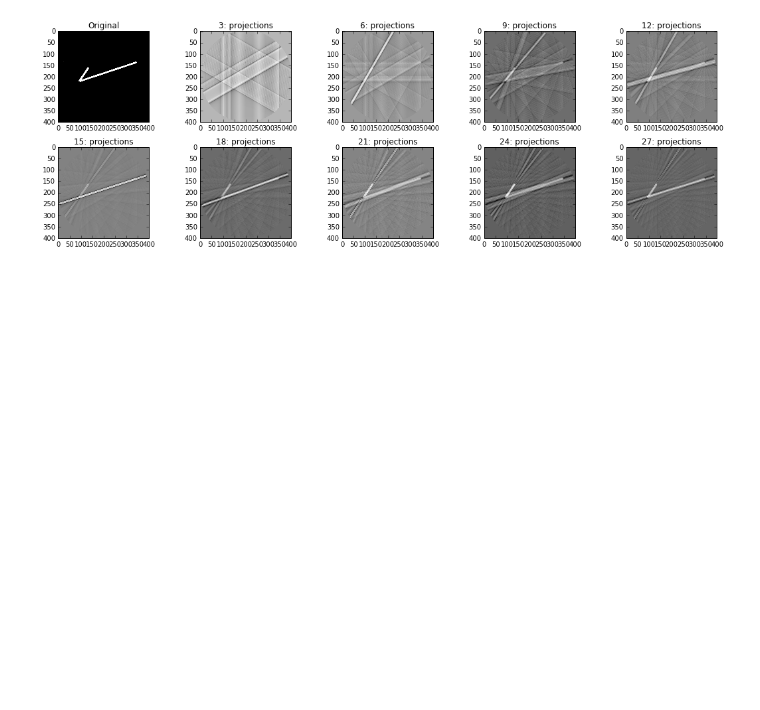
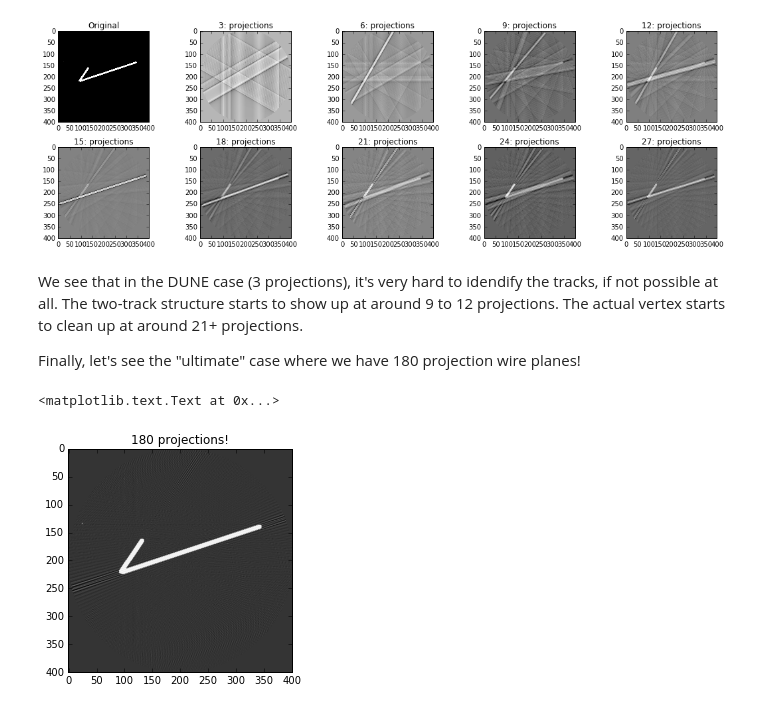
Before and after one commit to czczc/notebooks, a Jupyter notebook: radon_transform/radon_trans.ipynb, the cells around one changed output. Drawn from its saved outputs; the diff is of its cells as text; code cells hidden in the pictures; blank space fills up the shorter version.

Commit message:
add some text

```diff
--- a/radon_transform/radon_trans.ipynb
+++ b/radon_transform/radon_trans.ipynb
@@ -43,3 +61,18 @@ plt.tight_layout()
 plt.show()
 # %% [output]
 [figure]
+# %% [markdown]
+We see that in the DUNE case (3 projections), it's very hard to idendify the tracks, if not possible at all. The two-track structure starts to show up at around 9 to 12 projections. The actual vertex starts to clean up at around 21+ projections.
+
+Finally, let's see the "ultimate" case where we have 180 projection wire planes!
+# %%
+theta = np.linspace(0., 180., 180, endpoint=False)
+sinogram = radon(image, theta=theta, circle=True)
+reconstruction_fbp = iradon(sinogram, theta=theta, circle=True)
+
+plt.figure()
+plt.imshow(reconstruction_fbp, cmap=plt.cm.Greys_r)
+plt.title("180 projections!")
+# %% [output]
+<matplotlib.text.Text at 0x...>
+[figure, added]
```
Also changed, not shown: parts of 5 cells of this notebook.
